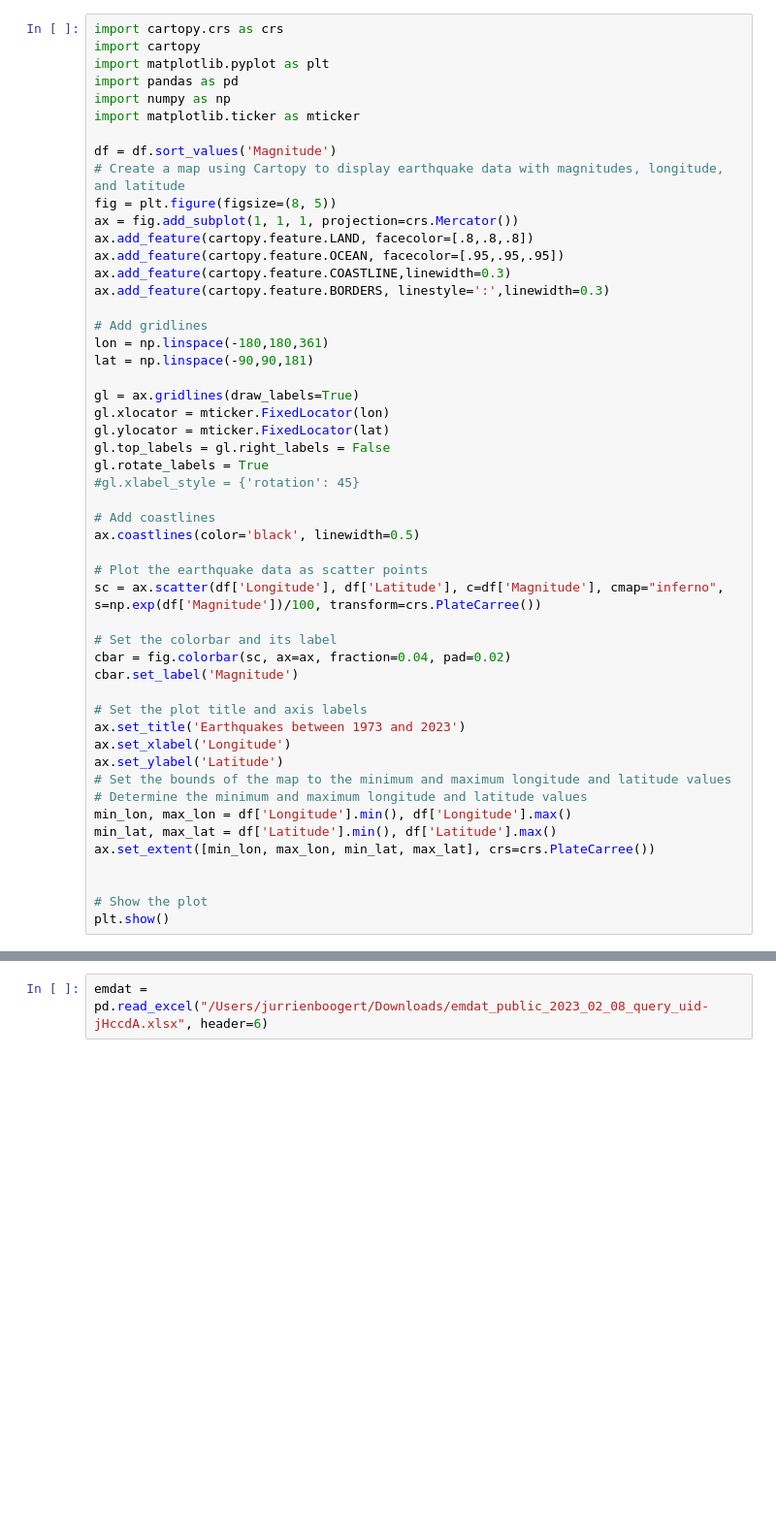
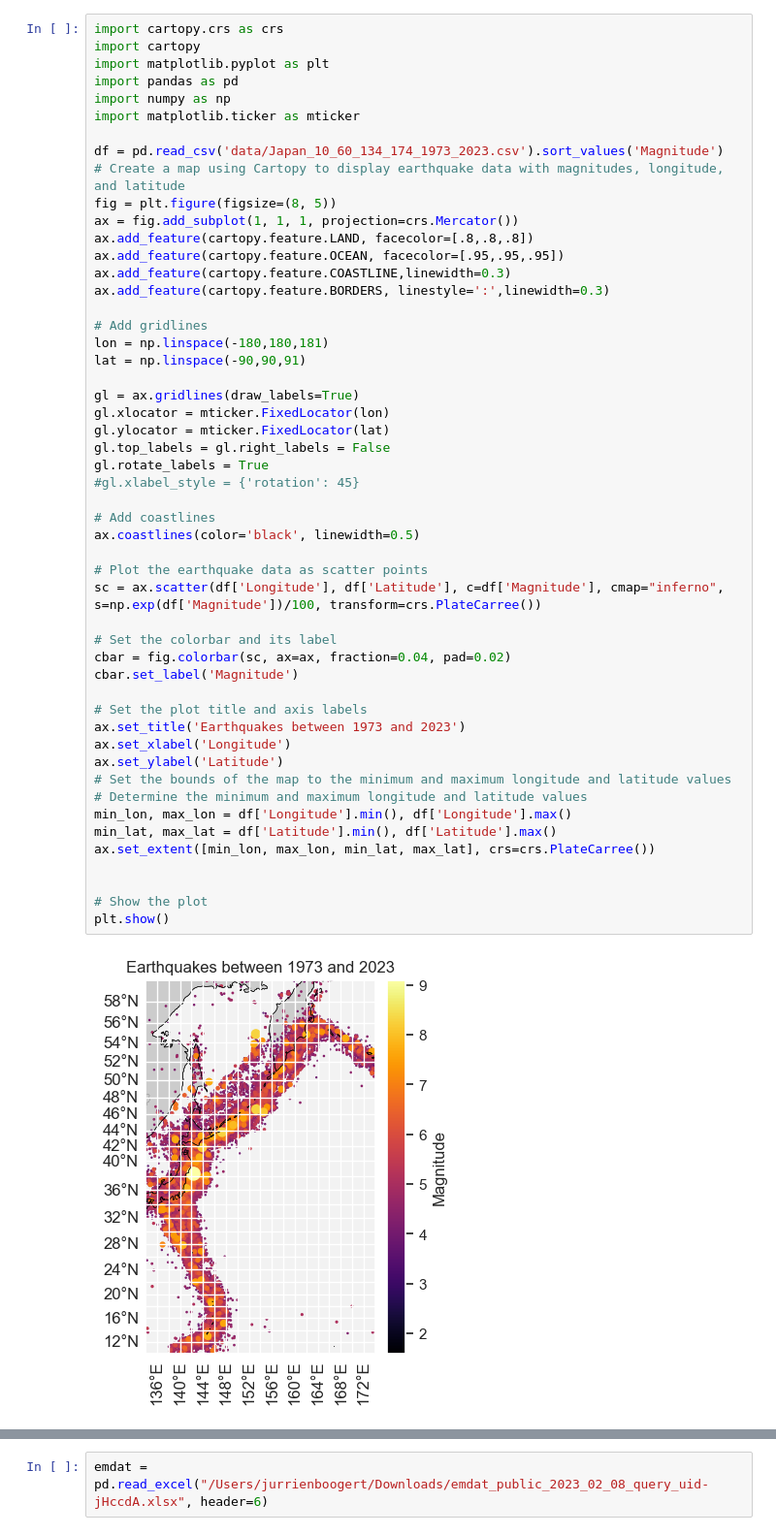
Before and after one commit to TheTrueSquirrel/thesis_spring_2023, a Jupyter notebook: sketch2.ipynb, the cells around one changed output, grey strips where cells are left out. Shown at 97% size. Cells and saved outputs as stored; diff of their text form; blank space fills up the shorter version.

```diff
--- a/sketch2.ipynb
+++ b/sketch2.ipynb
@@ -67,7 +143,7 @@ import pandas as pd
 import numpy as np
 import matplotlib.ticker as mticker
 
-df = df.sort_values('Magnitude')
+df = pd.read_csv('data/Japan_10_60_134_174_1973_2023.csv').sort_values('Magnitude')
 # Create a map using Cartopy to display earthquake data with magnitudes, longitude, and latitude
 fig = plt.figure(figsize=(8, 5))
 ax = fig.add_subplot(1, 1, 1, projection=crs.Mercator())
@@ -77,36 +153,38 @@ ax.add_feature(cartopy.feature.COASTLINE,linewidth=0.3)
 ax.add_feature(cartopy.feature.BORDERS, linestyle=':',linewidth=0.3)
 
 # Add gridlines
-lon = np.linspace(-180,180,361)
-lat = np.linspace(-90,90,181)
+lon = np.linspace(-180,180,181)
+lat = np.linspace(-90,90,91)
 
 gl = ax.gridlines(draw_labels=True)
 gl.xlocator = mticker.FixedLocator(lon)
 gl.ylocator = mticker.FixedLocator(lat)
 gl.top_labels = gl.right_labels = False
 gl.rotate_labels = True
 #gl.xlabel_style = {'rotation': 45}
 
 # Add coastlines
 ax.coastlines(color='black', linewidth=0.5)
 
 # Plot the earthquake data as scatter points
 sc = ax.scatter(df['Longitude'], df['Latitude'], c=df['Magnitude'], cmap="inferno", s=np.exp(df['Magnitude'])/100, transform=crs.PlateCarree())
 
 # Set the colorbar and its label
 cbar = fig.colorbar(sc, ax=ax, fraction=0.04, pad=0.02)
 cbar.set_label('Magnitude')
 
 # Set the plot title and axis labels
 ax.set_title('Earthquakes between 1973 and 2023')
 ax.set_xlabel('Longitude')
 ax.set_ylabel('Latitude')
 # Set the bounds of the map to the minimum and maximum longitude and latitude values
 # Determine the minimum and maximum longitude and latitude values
 min_lon, max_lon = df['Longitude'].min(), df['Longitude'].max()
 min_lat, max_lat = df['Latitude'].min(), df['Latitude'].max()
 ax.set_extent([min_lon, max_lon, min_lat, max_lat], crs=crs.PlateCarree())
 
 
 # Show the plot
 plt.show()
+# %% [output]
+[figure, added]
```
Also changed, not shown: parts of 15 cells of this notebook, 5 other files.
